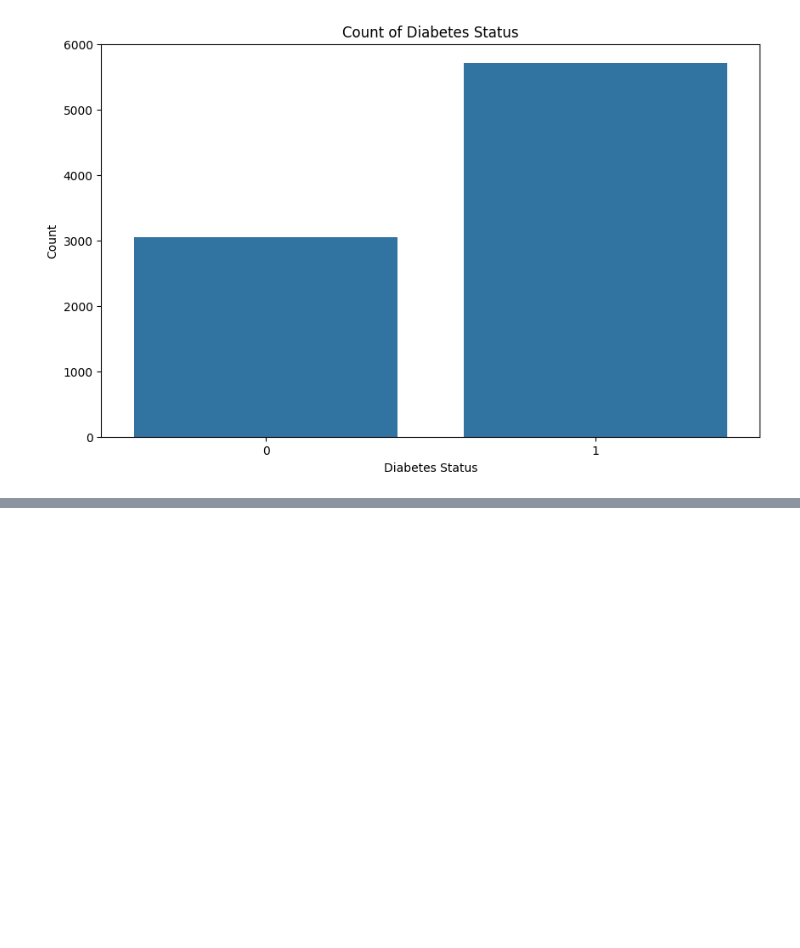
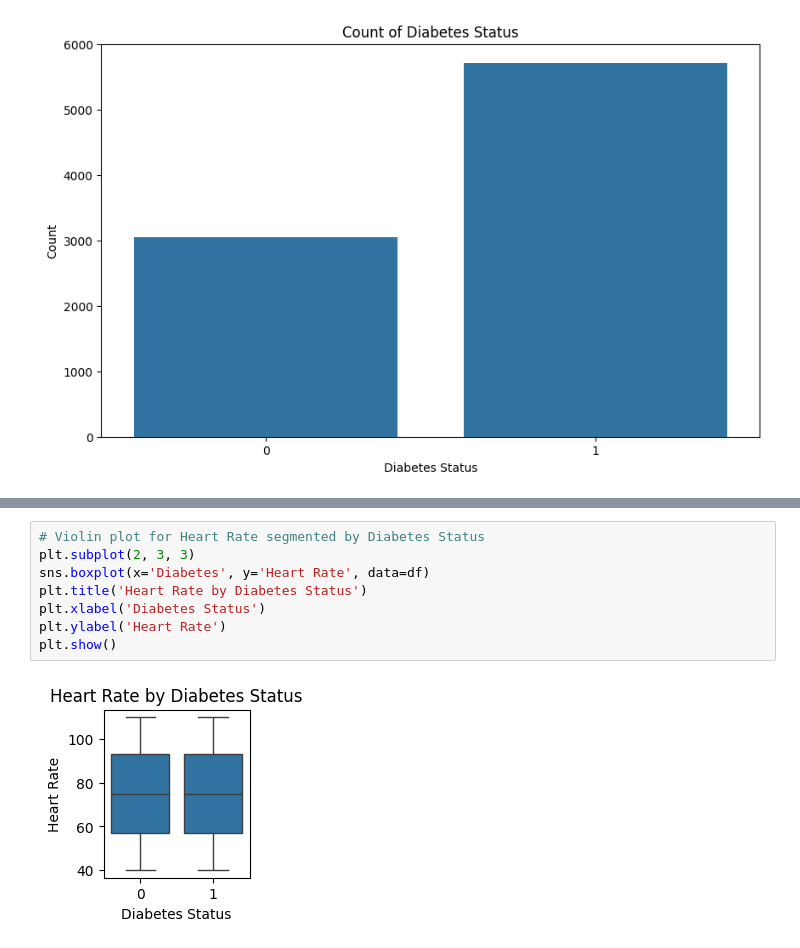
Before and after one commit to Group4-s2025/DATA6550-Bias, a Jupyter notebook: Copy_of_Module_2_Project_Group_4.ipynb, the cells around one changed output, grey strips where cells are left out. Drawn from its saved outputs; the diff is of its cells as text; blank space fills up the shorter version.

```diff
--- a/Copy_of_Module_2_Project_Group_4.ipynb
+++ b/Copy_of_Module_2_Project_Group_4.ipynb
@@ -191,0 +201,10 @@ plt.show()
+# %%
+# Violin plot for Heart Rate segmented by Diabetes Status
+plt.subplot(2, 3, 3)
+sns.boxplot(x='Diabetes', y='Heart Rate', data=df)
+plt.title('Heart Rate by Diabetes Status')
+plt.xlabel('Diabetes Status')
+plt.ylabel('Heart Rate')
+plt.show()
+# %% [output]
+[figure, added]
```
Also changed, not shown: parts of 3 cells of this notebook.
